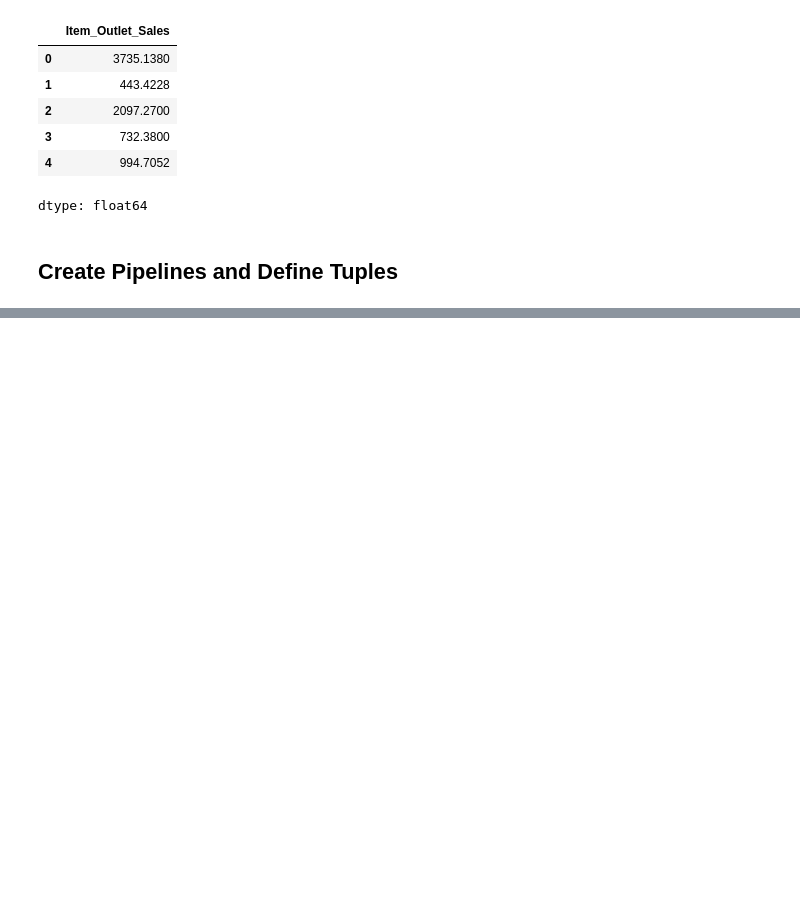
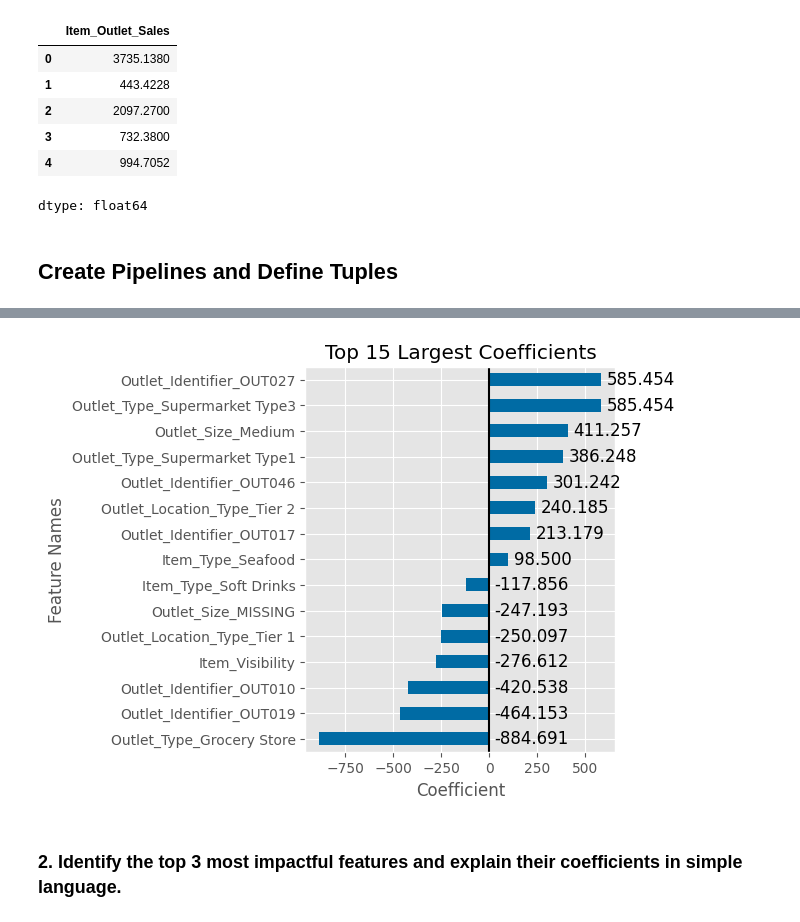
Before and after one commit to fadi-theodory/Prediction-of-Product-Sales, a Jupyter notebook: _Project_1_Part_8.ipynb, the cells around one changed output, grey strips where cells are left out. Drawn from its saved outputs; the diff is of its cells as text; code cells hidden in the pictures; blank space fills up the shorter version.

```diff
--- a/_Project_1_Part_8.ipynb
+++ b/_Project_1_Part_8.ipynb
@@ -688,0 +286,23 @@ but less than the overfitting before tuning
+# %%
+# select numeric cols
+cat_cols = make_column_selector(dtype_include='object')
+
+# make numeric pipeline
+cat_pipe = make_pipeline(SimpleImputer(strategy='constant',
+                                       fill_value='MISSING'),
+                         OneHotEncoder(drop = 'if_binary', sparse_output=False))
+# cat_tuple
+cat_tuple = ('categorical', cat_pipe, cat_cols)
+
+# select numeric cols
+num_cols = make_column_selector(dtype_include='number')
+
+# make numeric pipeline
+num_pipe = make_pipeline(SimpleImputer(strategy='mean'))
+
+# numeric tuple
+num_tuple =('numeric', num_pipe, num_cols)
+
+# Create the Column Transformer
+preprocessor = ColumnTransformer([num_tuple, cat_tuple], verbose_feature_names_out=False)
+preprocessor
@@ -688,0 +325,11 @@ but less than the overfitting before tuning
+# %%
+## fit column transformer and run get_feature_names_out
+preprocessor.fit(X_train)
+feature_names = preprocessor.get_feature_names_out()
+
+X_train_tf = pd.DataFrame(preprocessor.transform(X_train),
+                          columns = feature_names, index = X_train.index)
+
+X_test_tf = pd.DataFrame(preprocessor.transform(X_test),
+                          columns = feature_names, index = X_test.index)
+X_test_tf.head(3)
@@ -688,0 +345,4 @@ but less than the overfitting before tuning
+# %%
+lin_reg = LinearRegression()
+lin_reg.fit(X_train_tf,y_train)
+evaluate_regression(lin_reg, X_train_tf, y_train, X_test_tf,y_test)
@@ -688,0 +411,5 @@ but less than the overfitting before tuning
+# %%
+coeffs = pd.Series(lin_reg.coef_, index=feature_names,
+                        name='Coefficients')
+coeffs.loc['intercept'] = lin_reg.intercept_
+coeffs.head()
@@ -688,0 +424,6 @@ but less than the overfitting before tuning
+# %%
+plot_coeffs(coeffs,top_n=15,intercept=False,annotate=True);
+# %% [output]
+[figure, added]
+# %% [markdown]
+### 2. Identify the top 3 most impactful features and explain their coefficients in simple language.
```
Also changed, not shown: parts of 68 cells of this notebook.
